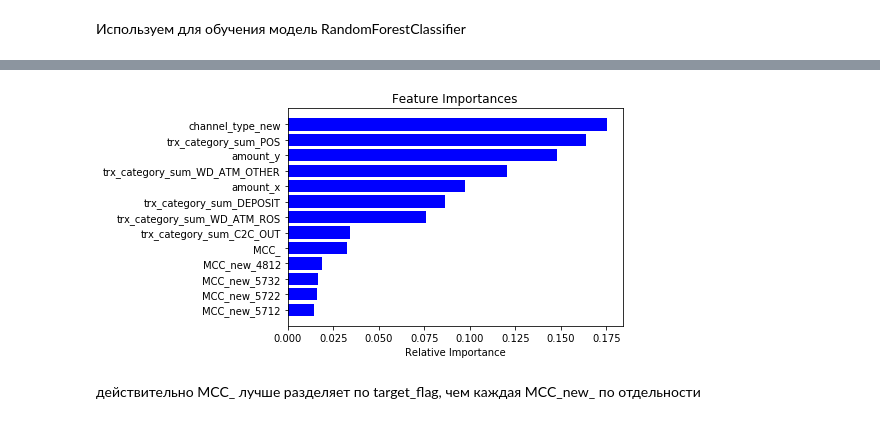
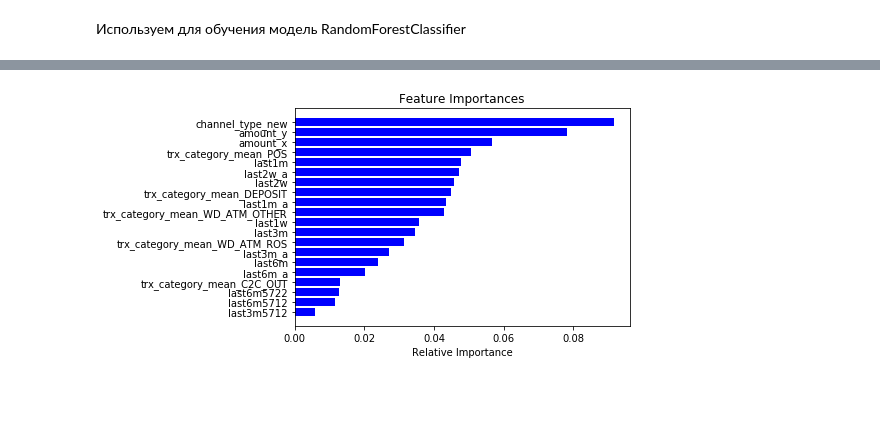
Before and after one commit to swzzws/EA_and_data_PP, a Jupyter notebook: dz24.ipynb, the cells around one changed output, grey strips where cells are left out. Saved outputs shown, nothing was run; the diff lists cells and outputs as text; code cells hidden in the pictures; blank space fills up the shorter version.

```diff
--- a/dz24.ipynb
+++ b/dz24.ipynb
@@ -679,3 +792,3 @@ df_train['MCC_'] = df_train['MCC_new_4812'] + df_train['MCC_new_5712'] + df_trai
 # %%
 # test
-df_test_trx = get_aggregated_df(transactions_test, agg_type='sum', col_to_groupby='trx_category')
+df_test_trx = get_aggregated_df(transactions_test, agg_type='mean', col_to_groupby='trx_category')
@@ -690,5 +824,10 @@ df_test = pd.merge(
 # %%
 df_test.drop(drop_column_1, axis=1, inplace = True)
-# %%
-df_test['MCC_'] = df_test['MCC_new_4812'] + df_test['MCC_new_5712'] + df_test['MCC_new_5722'] + df_test['MCC_new_5732']
+# %%
+df_test['MCC_6m'] = df_test['last6m5712'] + df_test['last6m5722'] + df_test['last6m4812'] + df_test['last6m5732']
+df_test['MCC_3m'] = df_test['last3m5712'] + df_test['last3m5722'] + df_test['last3m4812'] + df_test['last3m5732']
+
+df_test['MCC_1m'] = df_test['last1m6011'] + df_test['last1m4829']
+df_test['MCC_2w'] = df_test['last2w6011'] + df_test['last2w4829']
+df_test['MCC_1w'] = df_test['last1w6011'] + df_test['last1w4829']
 # %% [markdown]
@@ -725,6 +852,6 @@ cols
 # %%
 # обучаем модель
-clf = RandomForestClassifier(n_estimators=57, max_depth=10, random_state=0)\
+clf = RandomForestClassifier(n_estimators=65, max_depth=15, random_state=0)\
 .fit(X_train[cols], y_train)
 # %%
 y_train_predict = clf.predict_proba(X_train[cols])[:, 1]
@@ -743,18 +870,16 @@ Test:  0.8103
 # %%
 features = X_train.columns
-importances = clf.feature_importances_
+importances = clf.feature_importances_[:20]
 
 indices = np.argsort(importances)
 
 plt.title('Feature Importances')
 plt.barh(range(len(indices)), importances[indices], color='b', align='center')
 plt.yticks(range(len(indices)), [features[i] for i in indices])
 plt.xlabel('Relative Importance')
 plt.show()
 # %% [output]
-[figure, old version]
+[figure, new version]
-# %% [markdown]
-действительно MCC_  лучше разделяет по target_flag, чем каждая МСС_new_ по отдельности
 # %%
 fpr_train, tpr_train, thresholds_train = roc_curve(y_train, y_train_predict)
 fpr_test, tpr_test, thresholds_test = roc_curve(y_test, y_test_predict)
```
Also changed, not shown: parts of 76 cells of this notebook.
